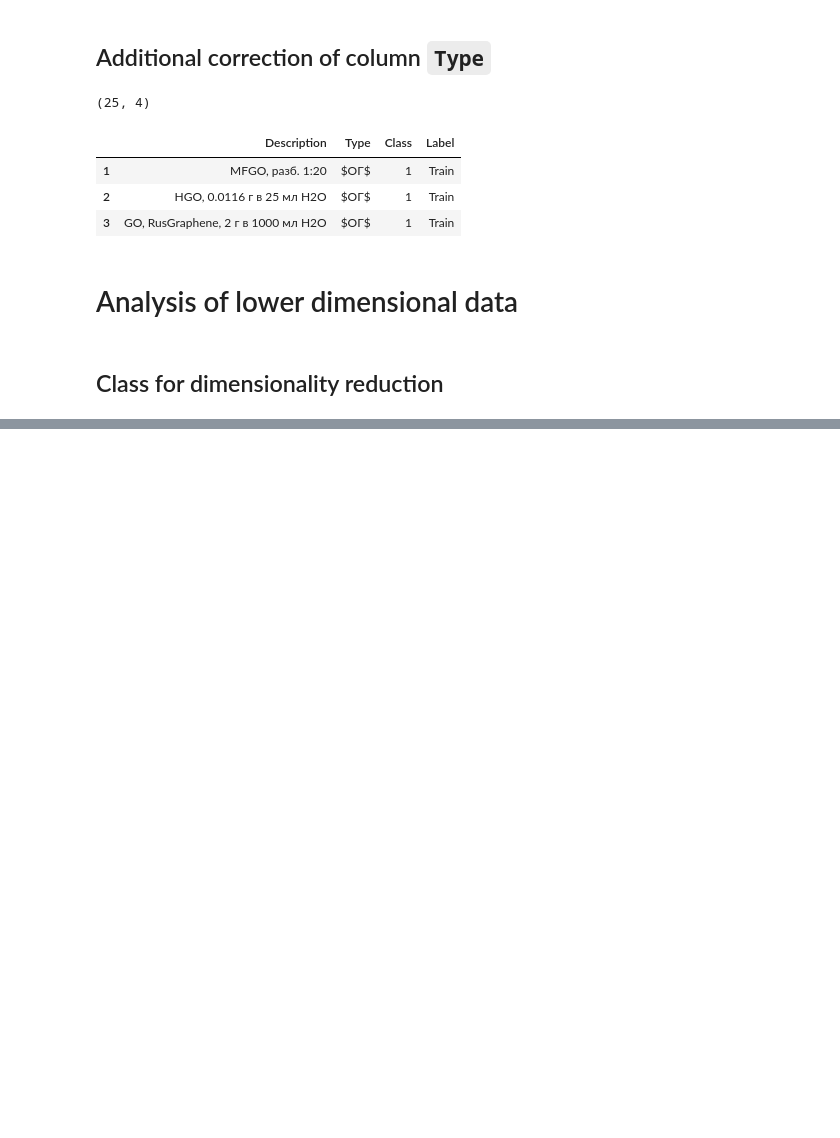
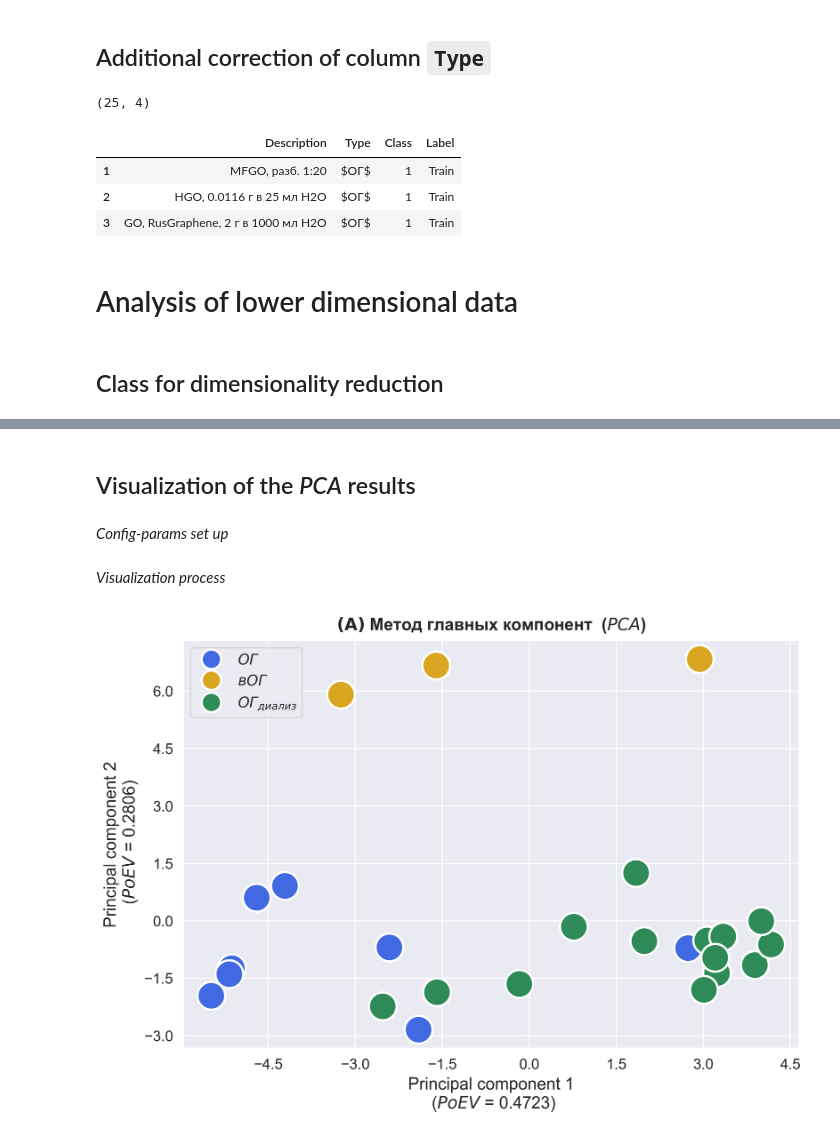
Before and after one commit to Fltvv/go-fitr-qa-fgda-ml, a Jupyter notebook: qualitative_analysis/ftir/code/02c_dimensionality_reduction.ipynb, the cells around one changed output, grey strips where cells are left out. Saved outputs shown, nothing was run; the diff lists cells and outputs as text; code cells hidden in the pictures; blank space fills up the shorter version.

```diff
--- a/qualitative_analysis/ftir/code/02c_dimensionality_reduction.ipynb
+++ b/qualitative_analysis/ftir/code/02c_dimensionality_reduction.ipynb
@@ -271,0 +265,38 @@ dimred.get_combined_visualization(
+# %% [markdown]
+## Visualization of the *PCA* results
+# %% [markdown]
+*Config-params set up*
+# %%
+hue = samples_description['Type'].tolist()
+target = samples_description['Class']
+# %%
+type_color_dict = {
+    '$ОГ$': 'RoyalBlue',
+    '$GO$': 'RoyalBlue',
+    '$вОГ$': 'Goldenrod',
+    '$rGO$': 'Goldenrod',
+    '$ОГ_{диализ}$': 'SeaGreen',
+    '$GO_{d}$': 'SeaGreen'
+}
+
+figsize = (10.5, 7)
+markersize = 700 # 1024
+
+fontsize = 16
+# %% [markdown]
+*Visualization process*
+# %%
+dimred = DimensionalityReduction(data=data, hue=hue)
+
+dimred.get_pca(n_components=2, random_state=42)
+
+dimred.get_visualization(
+    method='pca',
+    figsize=figsize,
+    palette=type_color_dict,
+    markersize=markersize,
+    fontsize=fontsize,
+    # path_to_save=f'{path_to_save}/pca.png'
+)
+# %% [output]
+[figure, added]
```
Also changed, not shown: parts of 7 cells of this notebook, 5 other files.
